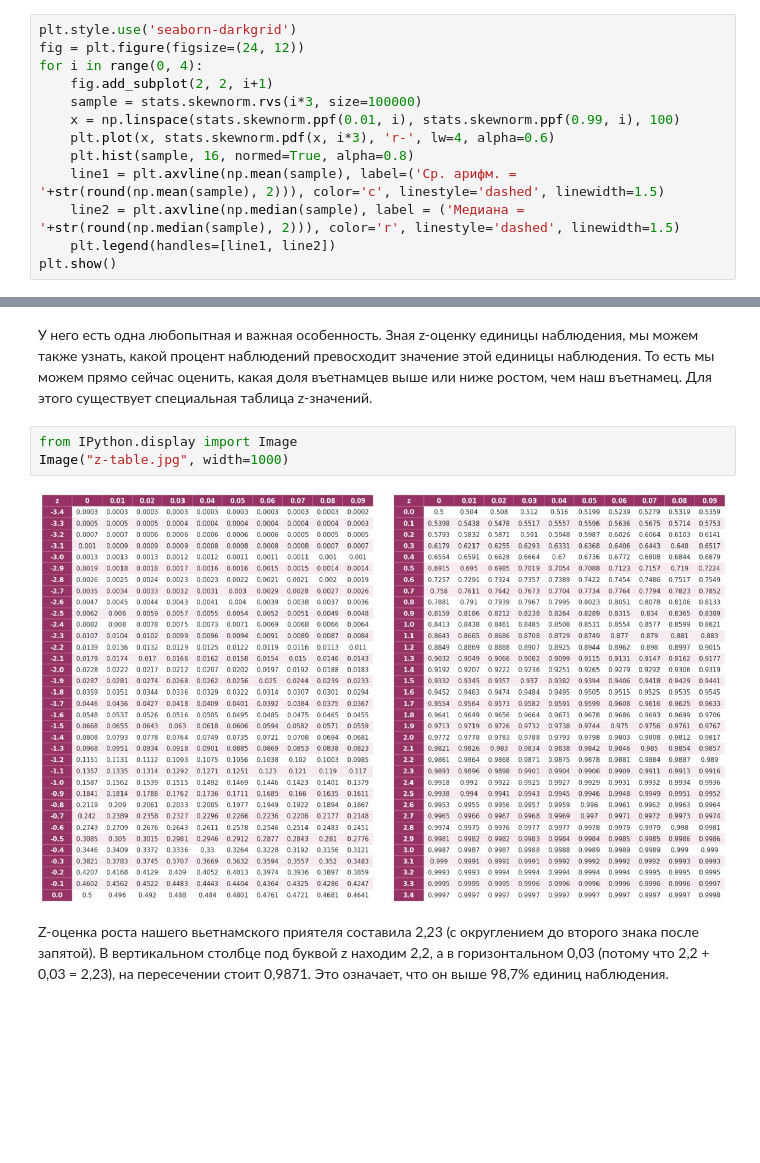
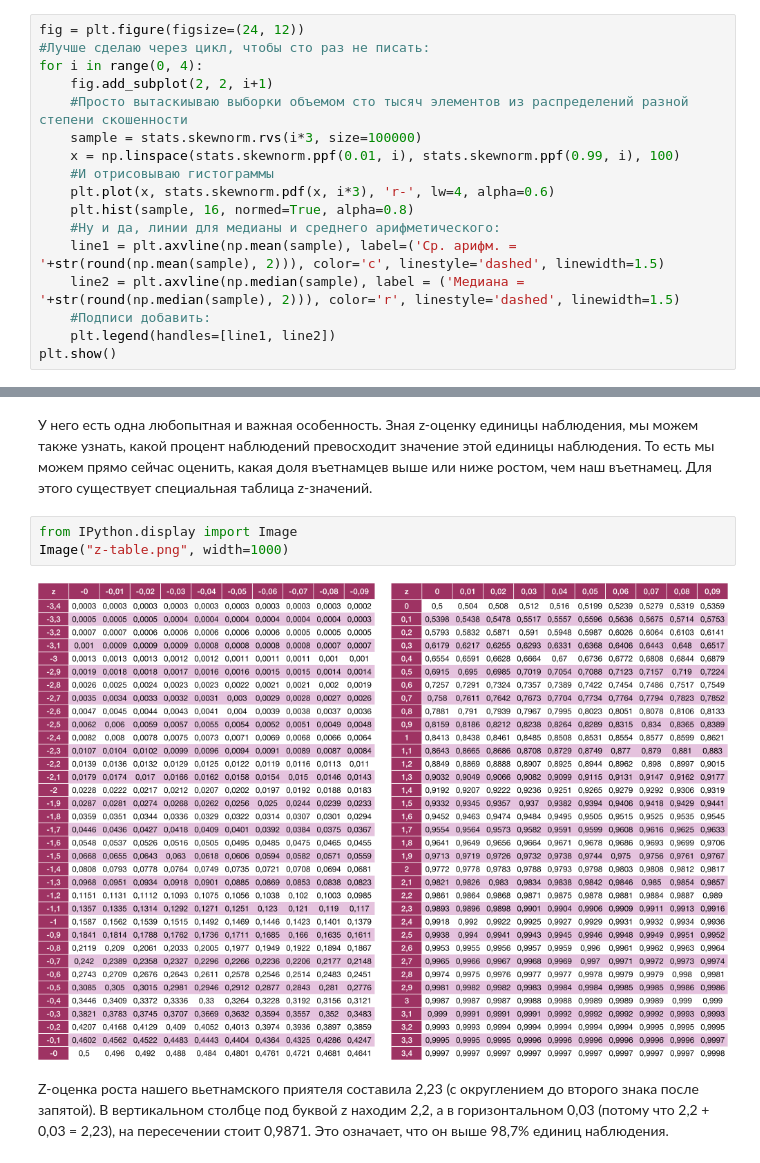
Before and after one commit to mishaberegov/statistics, a Jupyter notebook: Статистика_для_нубов.ipynb, the cells around one changed output, grey strips where cells are left out. Cells and saved outputs as stored; diff of their text form; blank space fills up the shorter version.

```diff
--- a/Статистика_для_нубов.ipynb
+++ b/Статистика_для_нубов.ipynb
@@ -90,16 +105,20 @@ plt.show()
 # %% [markdown]
 Если среднее арифметическое и медиана примерно равны, а гистограмма симметрична и напоминает колокол, то такое распределение называют нормальным. Если один бок колокола становится более пологим, чем другой, распределение называют скошенным. На этом рисунке первое распределение &mdash; нормальное, а остальные &mdash; все более скошенные.
 # %%
-plt.style.use('seaborn-darkgrid')
 fig = plt.figure(figsize=(24, 12))
+#Лучше сделаю через цикл, чтобы сто раз не писать:
 for i in range(0, 4):
     fig.add_subplot(2, 2, i+1)
+    #Просто вытаскиываю выборки объемом сто тысяч элементов из распределений разной степени скошенности
     sample = stats.skewnorm.rvs(i*3, size=100000)
     x = np.linspace(stats.skewnorm.ppf(0.01, i), stats.skewnorm.ppf(0.99, i), 100)
+    #И отрисовываю гистограммы
     plt.plot(x, stats.skewnorm.pdf(x, i*3), 'r-', lw=4, alpha=0.6)
     plt.hist(sample, 16, normed=True, alpha=0.8)
+    #Ну и да, линии для медианы и среднего арифметического:
     line1 = plt.axvline(np.mean(sample), label=('Ср. арифм. = '+str(round(np.mean(sample), 2))), color='c', linestyle='dashed', linewidth=1.5)
     line2 = plt.axvline(np.median(sample), label = ('Медиана = '+str(round(np.median(sample), 2))), color='r', linestyle='dashed', linewidth=1.5)
+    #Подписи добавить:
     plt.legend(handles=[line1, line2])
 plt.show()
 # %% [output]
@@ -505,9 +546,9 @@ plt.show()
 У него есть одна любопытная и важная особенность. Зная z-оценку единицы наблюдения, мы можем также узнать, какой процент наблюдений превосходит значение этой единицы наблюдения. То есть мы можем прямо сейчас оценить, какая доля въетнамцев выше или ниже ростом, чем наш въетнамец. Для этого существует специальная таблица z-значений.
 # %%
 from IPython.display import Image
-Image("z-table.jpg", width=1000)
+Image("z-table.png", width=1000)
 # %% [output]
-[figure, old version]
+[figure, new version]
 # %% [markdown]
 Z-оценка роста нашего вьетнамского приятеля составила 2,23 (с округлением до второго знака после запятой). В вертикальном столбце под буквой z находим 2,2, а в горизонтальном 0,03 (потому что 2,2 + 0,03 = 2,23), на пересечении стоит 0,9871. Это означает, что он выше 98,7% единиц наблюдения.
 # %% [markdown]
```
Also changed, not shown: parts of 79 cells of this notebook.
